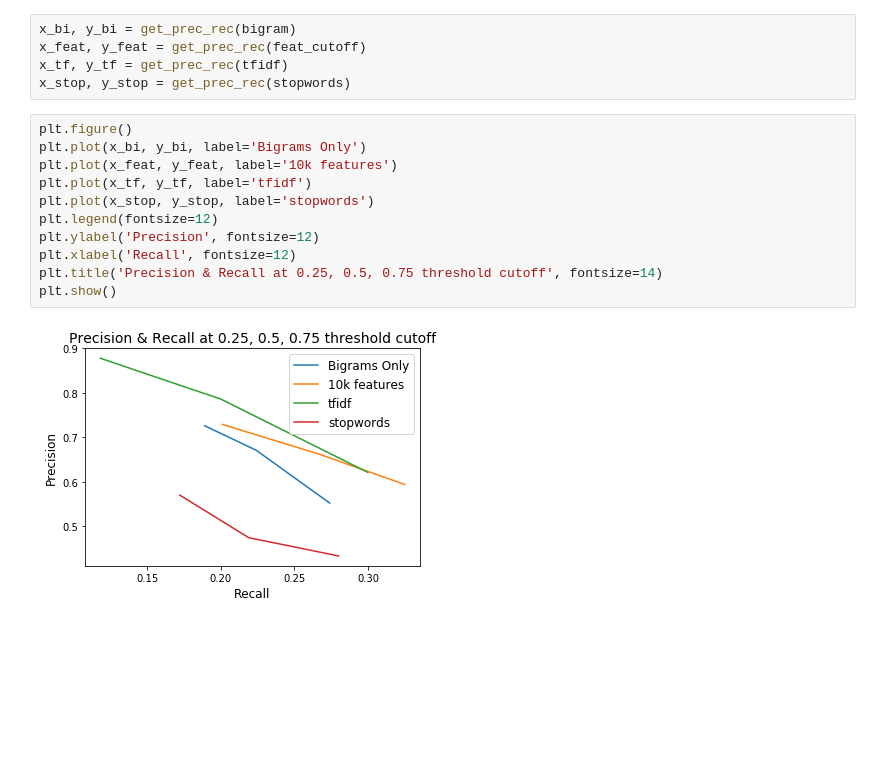
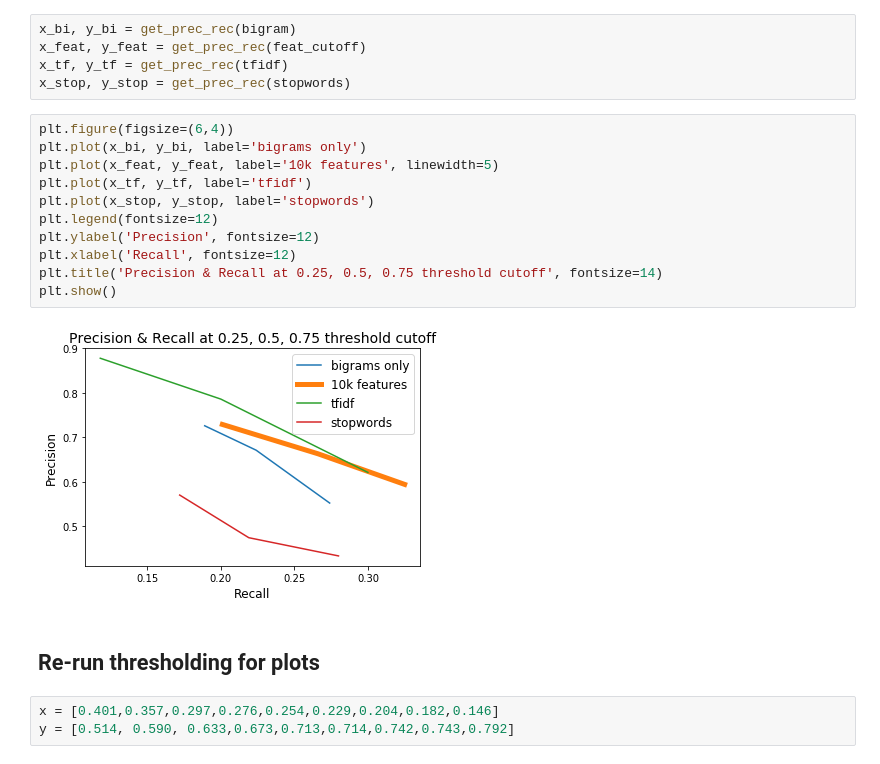
Before and after one commit to kabuhakmeh3/inphormed, a Jupyter notebook: notebooks/Demo Figures.ipynb, the cells around one changed output. Saved outputs shown, nothing was run; the diff lists cells and outputs as text; blank space fills up the shorter version.

```diff
--- a/notebooks/Demo Figures.ipynb
+++ b/notebooks/Demo Figures.ipynb
@@ -383,15 +369,20 @@ x_feat, y_feat = get_prec_rec(feat_cutoff)
 x_tf, y_tf = get_prec_rec(tfidf)
 x_stop, y_stop = get_prec_rec(stopwords)
 # %%
-plt.figure()
-plt.plot(x_bi, y_bi, label='Bigrams Only')
-plt.plot(x_feat, y_feat, label='10k features')
+plt.figure(figsize=(6,4))
+plt.plot(x_bi, y_bi, label='bigrams only')
+plt.plot(x_feat, y_feat, label='10k features', linewidth=5)
 plt.plot(x_tf, y_tf, label='tfidf')
 plt.plot(x_stop, y_stop, label='stopwords')
 plt.legend(fontsize=12)
 plt.ylabel('Precision', fontsize=12)
 plt.xlabel('Recall', fontsize=12)
 plt.title('Precision & Recall at 0.25, 0.5, 0.75 threshold cutoff', fontsize=14)
 plt.show()
 # %% [output]
-[figure, old version]
+[figure, new version]
+# %% [markdown]
+## Re-run thresholding for plots
+# %%
+x = [0.401,0.357,0.297,0.276,0.254,0.229,0.204,0.182,0.146]
+y = [0.514, 0.590, 0.633,0.673,0.713,0.714,0.742,0.743,0.792]
```
Also changed, not shown: parts of 3 cells of this notebook, 6 other files.
